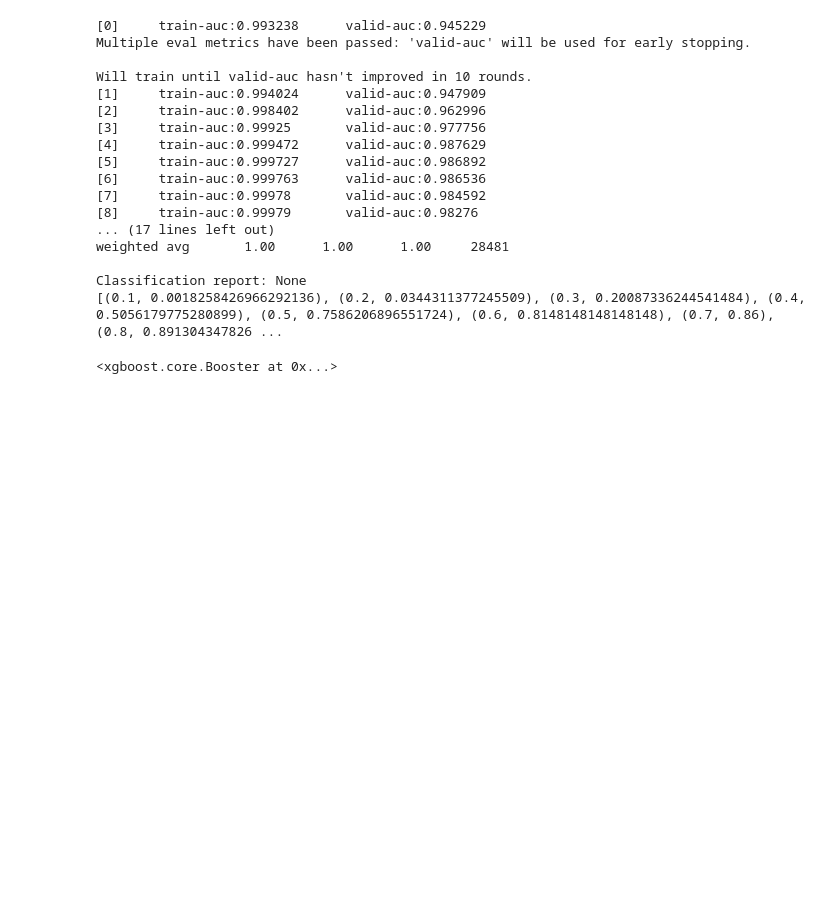
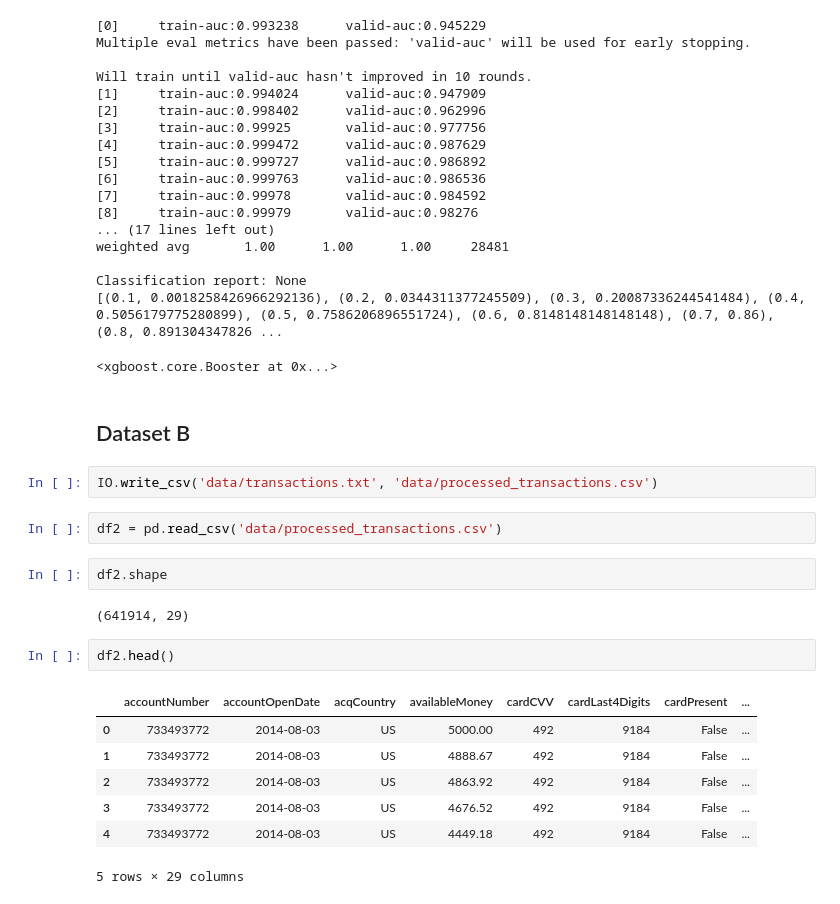
Before and after one commit to dtsukiyama/Generic-DS-Projects, a Jupyter notebook: case-study-fraud.ipynb, the cells around one changed output. Drawn from its saved outputs; the diff is of its cells as text; blank space fills up the shorter version.

```diff
--- a/case-study-fraud.ipynb
+++ b/case-study-fraud.ipynb
@@ -282,3 +476,23 @@ weighted avg       1.00      1.00      1.00     28481
 Classification report: None
 [(0.1, 0.0018258426966292136), (0.2, 0.0344311377245509), (0.3, 0.20087336244541484), (0.4, 0.5056179775280899), (0.5, 0.7586206896551724), (0.6, 0.8148148148148148), (0.7, 0.86), (0.8, 0.891304347826 ...
 <xgboost.core.Booster at 0x...>
+# %% [markdown]
+## Dataset B
+# %%
+IO.write_csv('data/transactions.txt', 'data/processed_transactions.csv')
+# %%
+df2 = pd.read_csv('data/processed_transactions.csv')
+# %%
+df2.shape
+# %% [output]
+(641914, 29)
+# %%
+df2.head()
+# %% [output]
+|  | accountNumber | accountOpenDate | acqCountry | availableMoney | cardCVV | cardLast4Digits | cardPresent | ... |
+| 0 | 733493772 | 2014-08-03 | US | 5000.00 | 492 | 9184 | False | ... |
+| 1 | 733493772 | 2014-08-03 | US | 4888.67 | 492 | 9184 | False | ... |
+| 2 | 733493772 | 2014-08-03 | US | 4863.92 | 492 | 9184 | False | ... |
+| 3 | 733493772 | 2014-08-03 | US | 4676.52 | 492 | 9184 | False | ... |
+| 4 | 733493772 | 2014-08-03 | US | 4449.18 | 492 | 9184 | False | ... |
+5 rows × 29 columns
```
Also changed, not shown: parts of 13 cells of this notebook, 2 other files.
